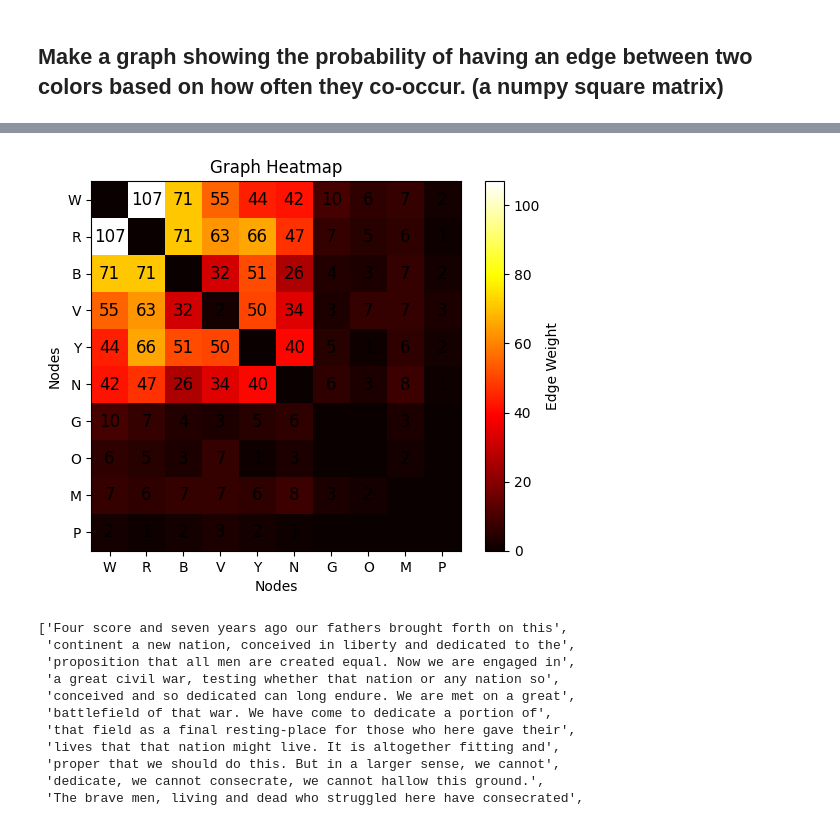
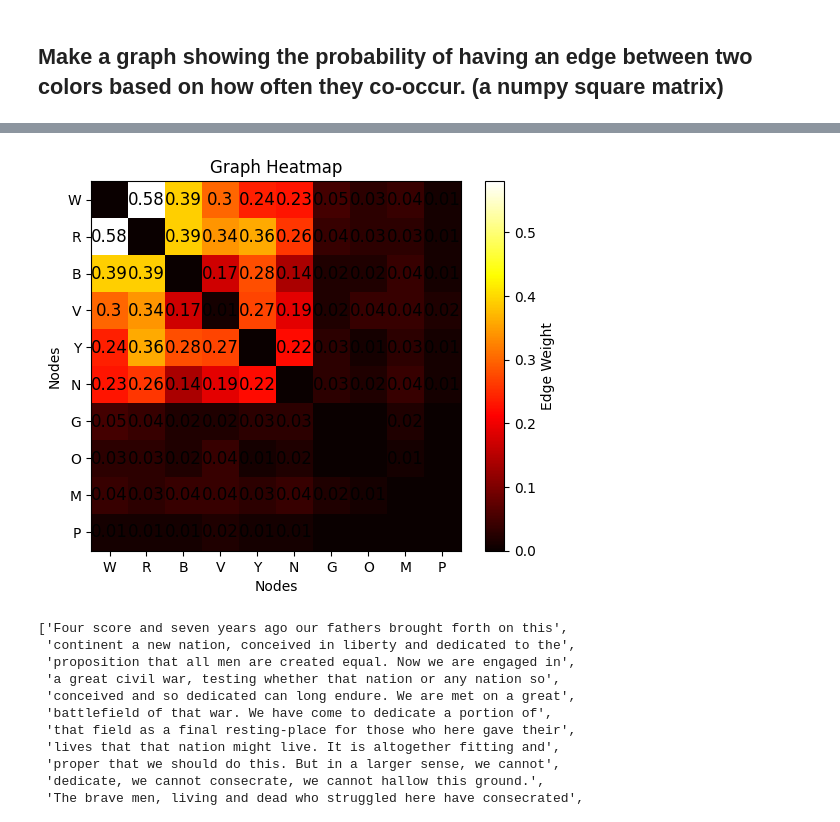
Before and after one commit to KendallScott/ML2, a Jupyter notebook: Scott_Kendall_HW1.ipynb, the cells around one changed output, grey strips where cells are left out. Cells and saved outputs as stored; diff of their text form; code cells hidden in the pictures.

```diff
--- a/Scott_Kendall_HW1.ipynb
+++ b/Scott_Kendall_HW1.ipynb
@@ -559,12 +559,10 @@ for order in flower_orders:
         color1, color2 = pair
         index1, index2 = color_index[color1], color_index[color2]
         color_matrix[index1][index2] += 1
-probability = []
+
 # Print the color matrix for each combination of colors
 for i in range(matrix_size):
     for j in range(matrix_size):
       if color_matrix[i][j]:
+        color_matrix[i][j] =np.round(color_matrix[i][j]/len(flower_orders), 2)
         print(f"Combination ({color_codes[i]}, {color_codes[j]}): {color_matrix[i][j]}")
-        print(f"Probability: {color_matrix[i][j]/len(flower_orders)}")
-        probability.append(color_matrix[i][j]/len(flower_orders))
-probability
@@ -571,53 +587,34 @@ probability
 # %%
-import numpy as np
-import matplotlib.pyplot as plt
-
-# Initialize a square matrix with zeros (from your code)
-matrix_size = len(color_codes)
-color_matrix = [[0 for _ in range(matrix_size)] for _ in range(matrix_size)]
-
-# Create a dictionary to map color codes to matrix indices (from your code)
-color_index = {color: index for index, color in enumerate(color_codes)}
-
 # Create labels for rows and columns
 row_labels = color_codes
 col_labels = color_codes
+# Create a heatmap
 
-# Iterate through the flower orders and update the matrix (from your code)
-for order in flower_orders:
-    colors = order.split('/')
-    pairs = list(permutations(colors, 2))
 
-    for pair in pairs:
-        color1, color2 = pair
-        index1, index2 = color_index[color1], color_index[color2]
-        color_matrix[index1][index2] += 1
-
-# Create a heatmap
 plt.imshow(color_matrix, cmap='hot', interpolation='nearest', origin='upper')
 
 # Add labels to nodes
 n = len(color_matrix)
 for i in range(n):
     for j in range(n):
         if color_matrix[i][j]:
             plt.text(j, i, str(color_matrix[i][j]), va='center', ha='center', color='black', fontsize=12)
 
 # Add row and column labels
 plt.xticks(range(n), col_labels)
 plt.yticks(range(n), row_labels)
 
 # Add colorbar
 cbar = plt.colorbar()
 cbar.set_label('Edge Weight')
 
 # Show the heatmap
 plt.title('Graph Heatmap')
 plt.xlabel('Nodes')
 plt.ylabel('Nodes')
 plt.show()
 # %% [output]
-[figure, old version]
+[figure, new version]
 # %%
 dead_men_tell_tales = ['Four score and seven years ago our fathers brought forth on this',
 'continent a new nation, conceived in liberty and dedicated to the',
```
Also changed, not shown: parts of 1 cell of this notebook.
